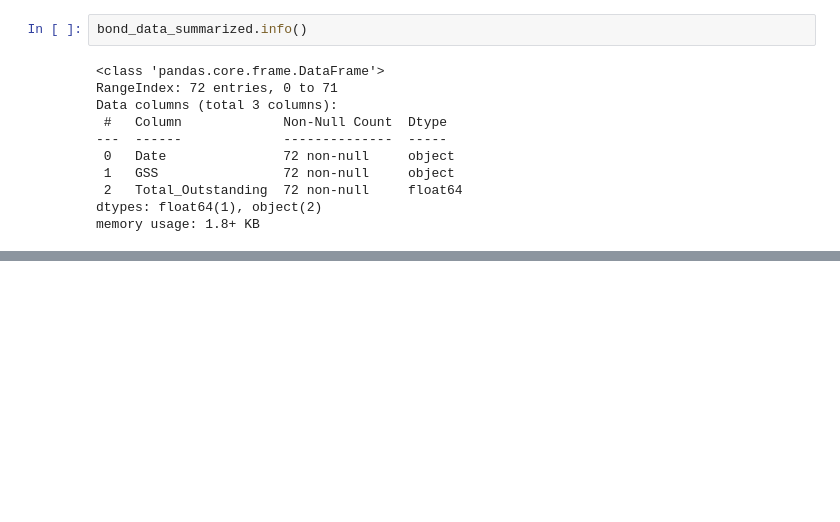
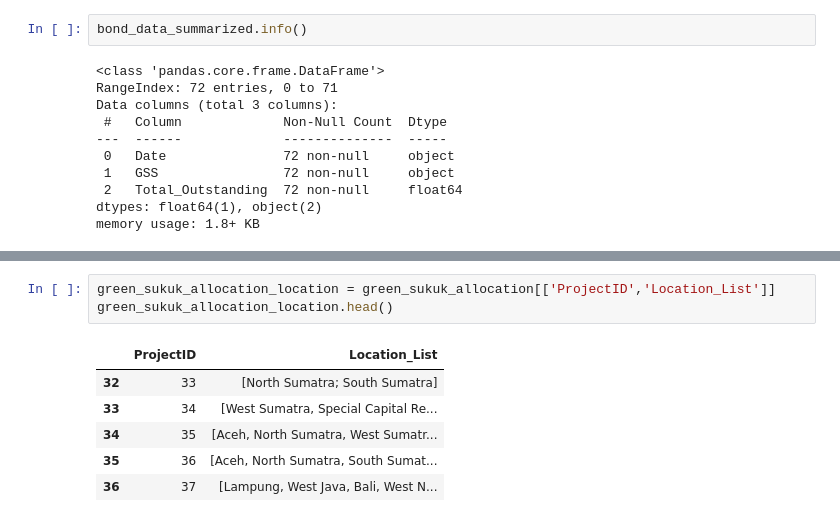
Before and after one commit to mihoku/data-preparation-indonesia-green-bonds, a Jupyter notebook: General-Data-Prep.ipynb, the cells around one changed output, grey strips where cells are left out. Drawn from its saved outputs; the diff is of its cells as text; blank space fills up the shorter version.

```diff
--- a/General-Data-Prep.ipynb
+++ b/General-Data-Prep.ipynb
@@ -755,0 +801,10 @@ memory usage: 1.8+ KB
+# %%
+green_sukuk_allocation_location = green_sukuk_allocation[['ProjectID','Location_List']]
+green_sukuk_allocation_location.head()
+# %% [output]
+|  | ProjectID | Location_List |
+| 32 | 33 | [North Sumatra; South Sumatra] |
+| 33 | 34 | [West Sumatra, Special Capital Re... |
+| 34 | 35 | [Aceh, North Sumatra, West Sumatr... |
+| 35 | 36 | [Aceh, North Sumatra, South Sumat... |
+| 36 | 37 | [Lampung, West Java, Bali, West N... |
```
Also changed, not shown: parts of 5 cells of this notebook.
